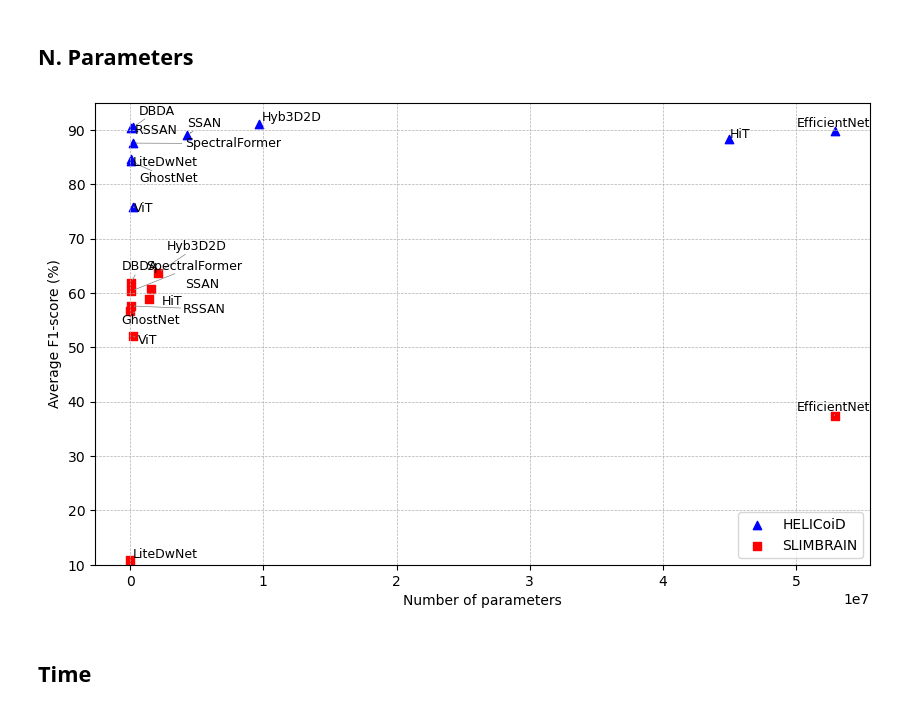
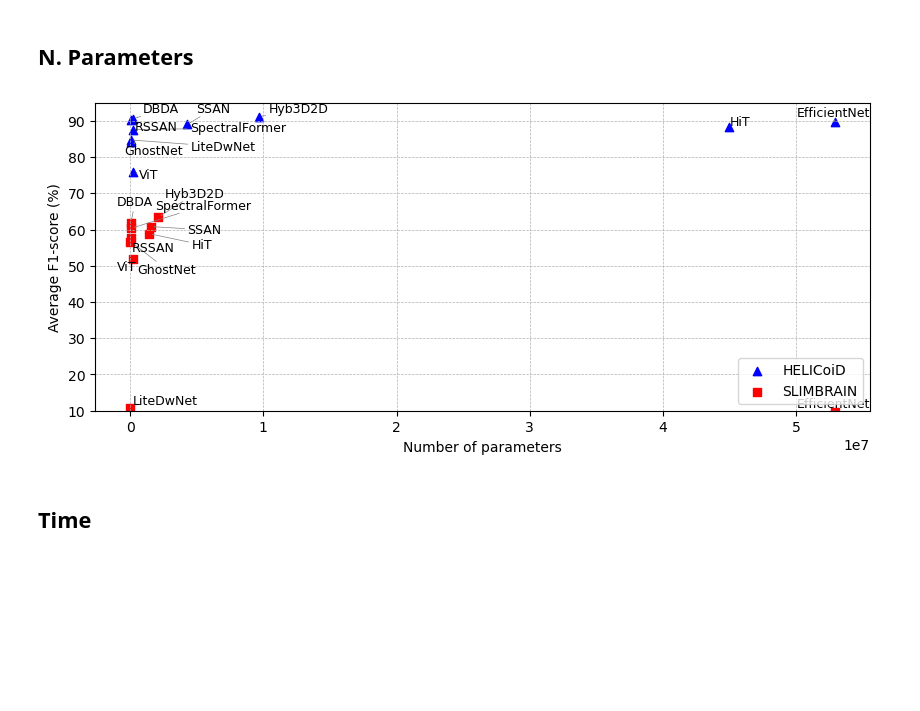
Before and after one commit to domenico-rgs/HSIBrain-Benchmark, a Jupyter notebook: plots/scatter_plots.ipynb, the cells around one changed output. Cells and saved outputs as stored; diff of their text form; code cells hidden in the pictures; blank space fills up the shorter version.

Commit message:
improve plots quality and beauty

```diff
--- a/plots/scatter_plots.ipynb
+++ b/plots/scatter_plots.ipynb
@@ -4,7 +6,7 @@ from adjustText import adjust_text
 # %% [markdown]
 ## N. Parameters
 # %%
-helicoid = {
+helicoid_param = {
     'HiT': (44960609, 88.29),
     'DBDA': (249567, 90.51),
     'GhostNet': (46386, 84.22),
@@ -17,52 +19,50 @@ helicoid = {
     'EfficientNet': (52890480, 89.72)
 }
 
-slimbrain = {
+slimbrain_param = {
     'HiT': (1441569, 58.86),
     'ViT': (205252, 52.00),
     'DBDA': (59895, 61.83),
     'GhostNet': (31554, 56.69),
-    'Hyb3D2D': (2102628, 63.7),
+    'Hyb3D2D': (2102628, 63.37),
     'LiteDwNet': (13180, 10.80),
     'RSSAN': (45287, 57.61),
     'SSAN': (1550276, 60.82),
     'SpectralFormer': (98450, 60.37),
-    'EfficientNet': (52868232, 37.31)
+    'EfficientNet': (52868232, 9.51)
 }
 # %%
-fig, ax = plt.subplots(figsize=(10, 6))
+fig, ax = plt.subplots(figsize=(10, 4))
 
 sc_lp = ax.scatter(
-    [x for x, y in helicoid.values()],
-    [y for x, y in helicoid.values()],
+    [x for x, y in helicoid_param.values()],
+    [y for x, y in helicoid_param.values()],
     color='blue', marker='^', label='HELICoiD'
 )
 
 sc_m = ax.scatter(
-    [x for x, y in slimbrain.values()],
-    [y for x, y in slimbrain.values()],
+    [x for x, y in slimbrain_param.values()],
+    [y for x, y in slimbrain_param.values()],
     color='red', marker='s', label='SLIMBRAIN'
 )
 
 texts = []
-for model, (x, y) in helicoid.items():
+for model, (x, y) in helicoid_param.items():
     texts.append(ax.text(x, y, model, fontsize=9))
-for model, (x, y) in slimbrain.items():
+for model, (x, y) in slimbrain_param.items():
     texts.append(ax.text(x, y, model, fontsize=9))
 
 adjust_text(texts, arrowprops=dict(arrowstyle='->', color='gray', lw=0.5))
 
 ax.set_xlabel("Number of parameters")
 ax.set_ylabel("Average F1-score (%)")
 ax.set_ylim(10, 95)
 ax.grid(True, which='both', linestyle='--', linewidth=0.5)
 ax.legend(loc='lower right')
 
-
-plt.savefig("scatter_plot_parameters.png", dpi=1200, bbox_inches='tight', transparent=True)
 plt.show()
 # %% [output]
-[figure, old version]
+[figure, new version]
 # %% [markdown]
 ## Time
 # %%
```
Also changed, not shown: parts of 6 cells of this notebook, 17 other files.
